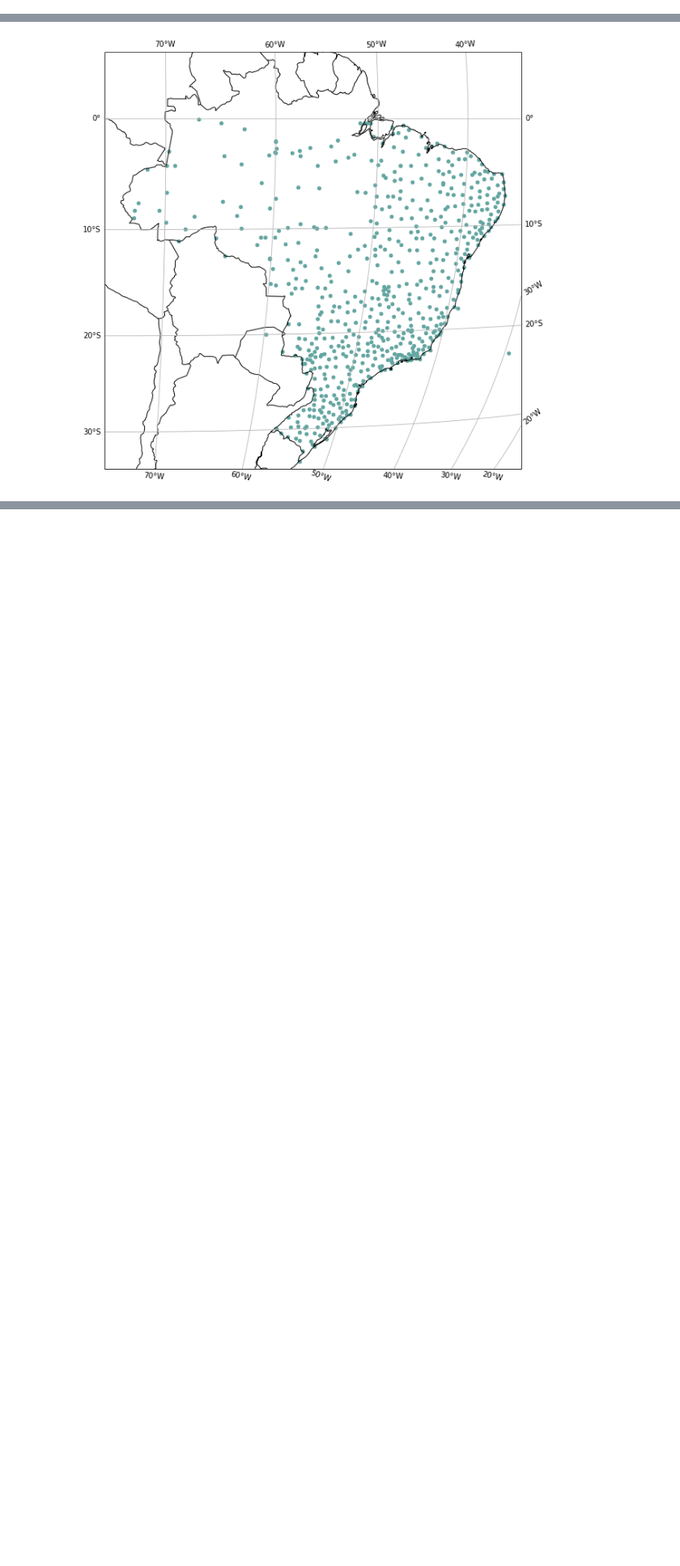
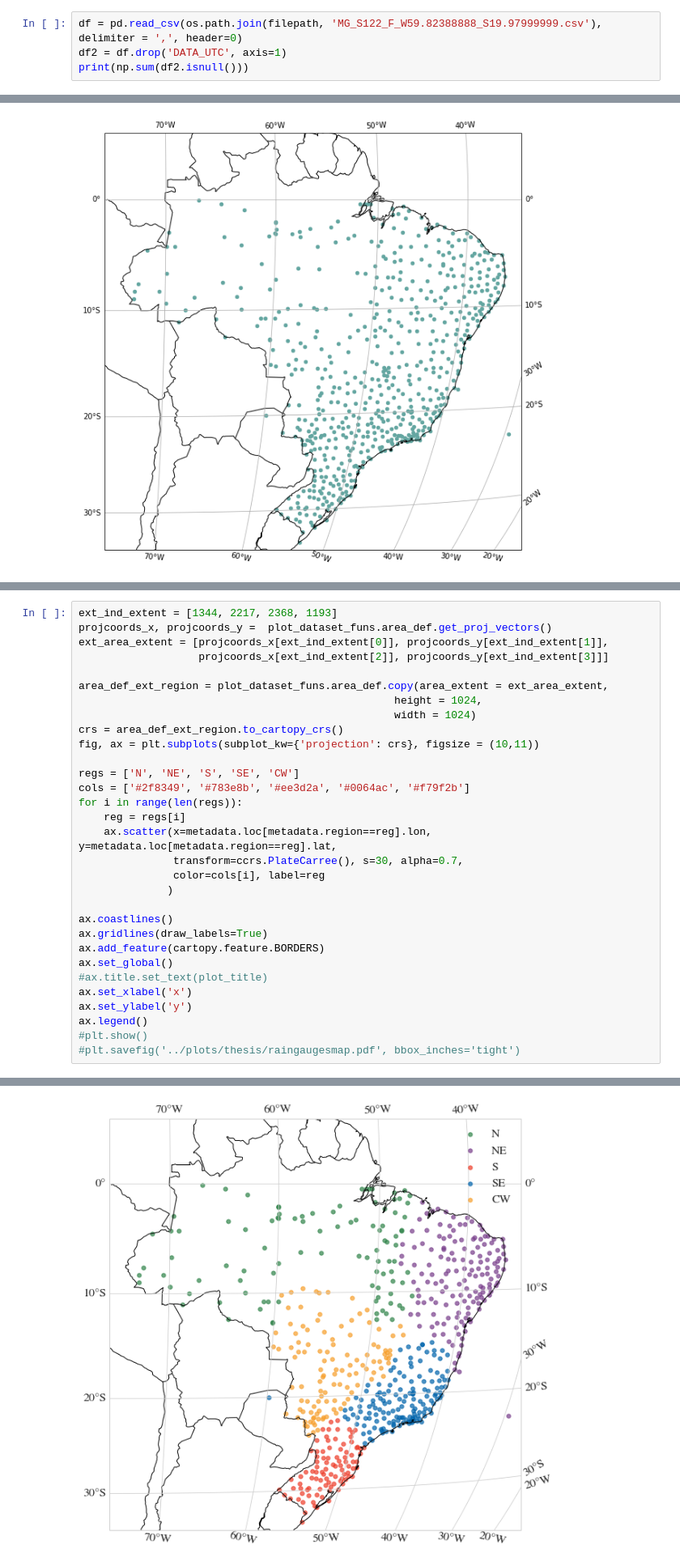
Before and after one commit to ingridingemarsson/geostat-masters-thesis, a Jupyter notebook: notebooks/view_rain_gauge_data.ipynb, the cells around one changed output, grey strips where cells are left out. Shown at 81% size. Drawn from its saved outputs; the diff is of its cells as text; blank space fills up the shorter version.

```diff
--- a/notebooks/view_rain_gauge_data.ipynb
+++ b/notebooks/view_rain_gauge_data.ipynb
@@ -43,3 +43,7 @@ print(df.tail())
 4531  0.2  0.8  0.0  0.0  0.0  0.0  0.0  0.2   0.6
 
 [5 rows x 25 columns]
+# %%
+df = pd.read_csv(os.path.join(filepath, 'MG_S122_F_W59.82388888_S19.97999999.csv'), delimiter = ',', header=0)
+df2 = df.drop('DATA_UTC', axis=1)
+print(np.sum(df2.isnull()))
@@ -219,0 +248,32 @@ plt.show()
+# %%
+ext_ind_extent = [1344, 2217, 2368, 1193]
+projcoords_x, projcoords_y =  plot_dataset_funs.area_def.get_proj_vectors()
+ext_area_extent = [projcoords_x[ext_ind_extent[0]], projcoords_y[ext_ind_extent[1]],
+                   projcoords_x[ext_ind_extent[2]], projcoords_y[ext_ind_extent[3]]]
+
+area_def_ext_region = plot_dataset_funs.area_def.copy(area_extent = ext_area_extent,
+                                                  height = 1024,
+                                                  width = 1024)
+crs = area_def_ext_region.to_cartopy_crs()
+fig, ax = plt.subplots(subplot_kw={'projection': crs}, figsize = (10,11))
+
+regs = ['N', 'NE', 'S', 'SE', 'CW']
+cols = ['#2f8349', '#783e8b', '#ee3d2a', '#0064ac', '#f79f2b']
+for i in range(len(regs)):
+    reg = regs[i]
+    ax.scatter(x=metadata.loc[metadata.region==reg].lon, y=metadata.loc[metadata.region==reg].lat,
+               transform=ccrs.PlateCarree(), s=30, alpha=0.7,
+               color=cols[i], label=reg
+              )
+
+ax.coastlines()
+ax.gridlines(draw_labels=True)
+ax.add_feature(cartopy.feature.BORDERS)
+ax.set_global()
+#ax.title.set_text(plot_title)
+ax.set_xlabel('x')
+ax.set_ylabel('y')
+ax.legend()
+#plt.show()
+#plt.savefig('../plots/thesis/raingaugesmap.pdf', bbox_inches='tight')
+# %% [output]
@@ -220,3 +281,4 @@ plt.show()
+[figure, added]
 # %%
 fig, ax = plt.subplots(subplot_kw={'projection': ccrs.PlateCarree()}, figsize = (10,11))
 ax.scatter(x=metadata.lon, y=metadata.lat,  transform=ccrs.PlateCarree())
```
Also changed, not shown: parts of 5 cells of this notebook, 2 other files.
